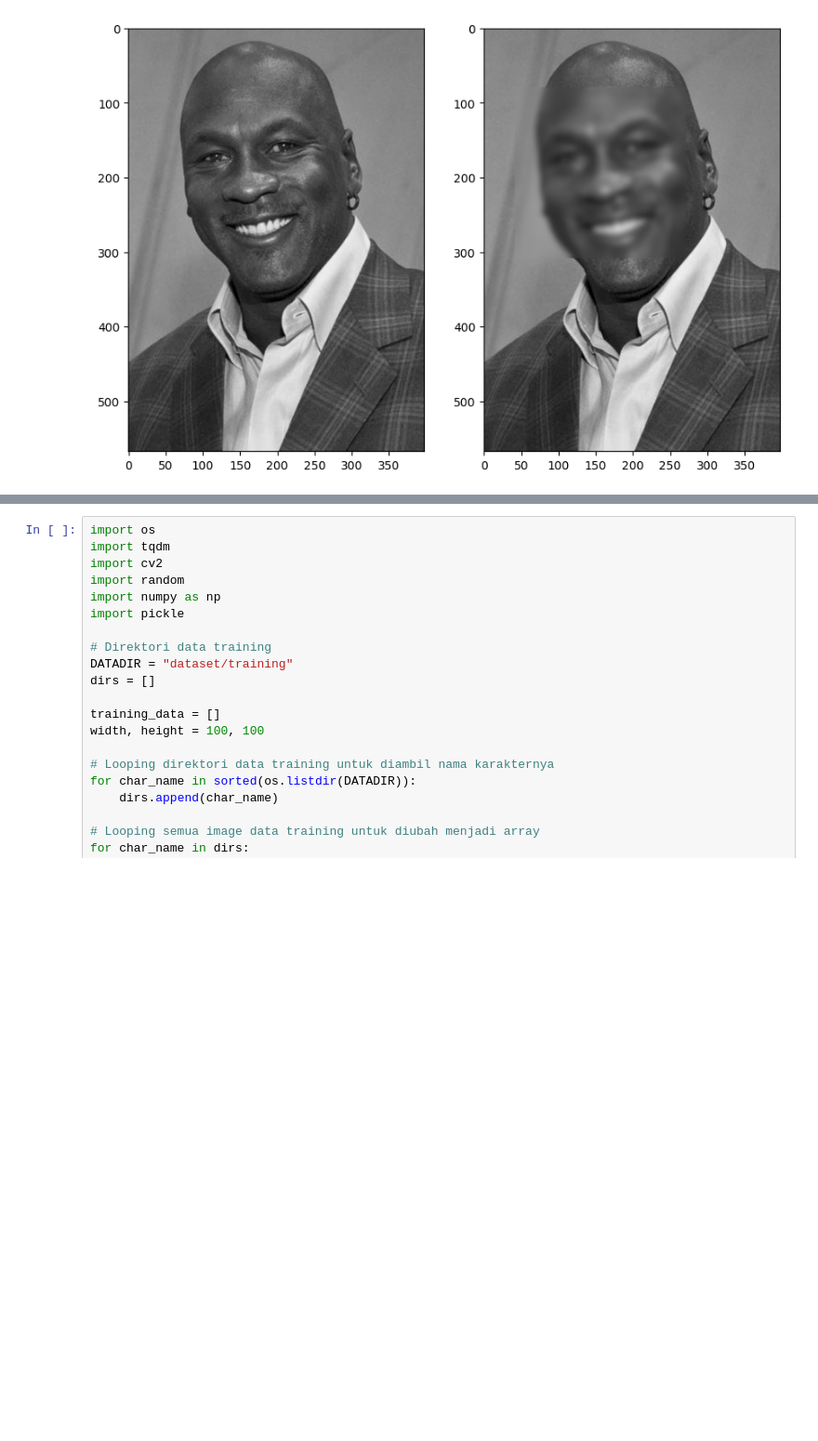
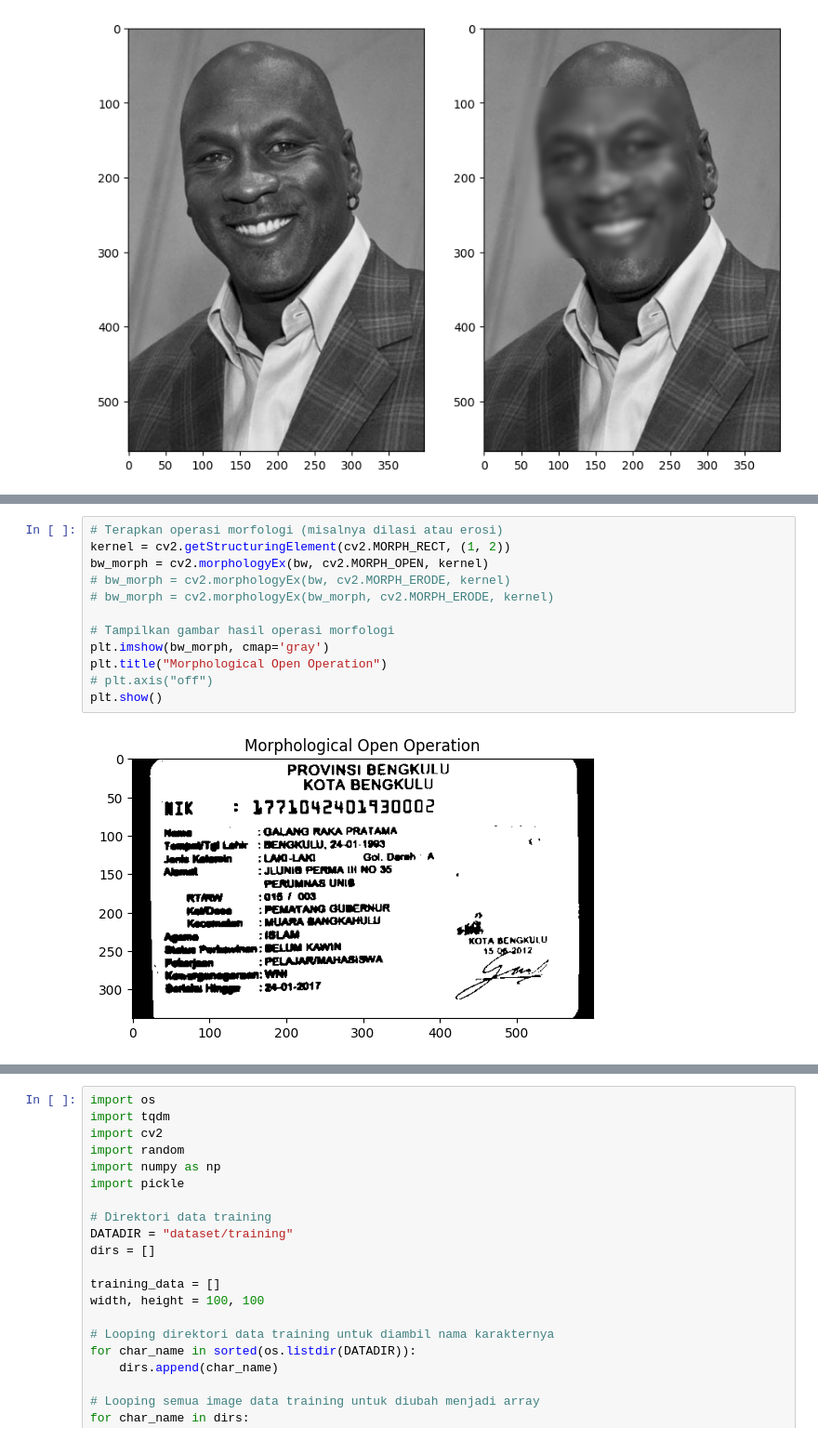
Before and after one commit to Alerakha/05_Aleron-Tsaqif-Rakha_PCVK_Ganjil_2024, a Jupyter notebook: Pertemuan12.ipynb, the cells around one changed output, grey strips where cells are left out. Shown at 93% size. Drawn from its saved outputs; the diff is of its cells as text; blank space fills up the shorter version.

```diff
--- a/Pertemuan12.ipynb
+++ b/Pertemuan12.ipynb
@@ -139,0 +180,14 @@ plt.show()
+# %%
+# Terapkan operasi morfologi (misalnya dilasi atau erosi)
+kernel = cv2.getStructuringElement(cv2.MORPH_RECT, (1, 2))
+bw_morph = cv2.morphologyEx(bw, cv2.MORPH_OPEN, kernel)
+# bw_morph = cv2.morphologyEx(bw, cv2.MORPH_ERODE, kernel)
+# bw_morph = cv2.morphologyEx(bw_morph, cv2.MORPH_ERODE, kernel)
+
+# Tampilkan gambar hasil operasi morfologi
+plt.imshow(bw_morph, cmap='gray')
+plt.title("Morphological Open Operation")
+# plt.axis("off")
+plt.show()
+# %% [output]
+[figure, added]
```
Also changed, not shown: parts of 3 cells of this notebook.
